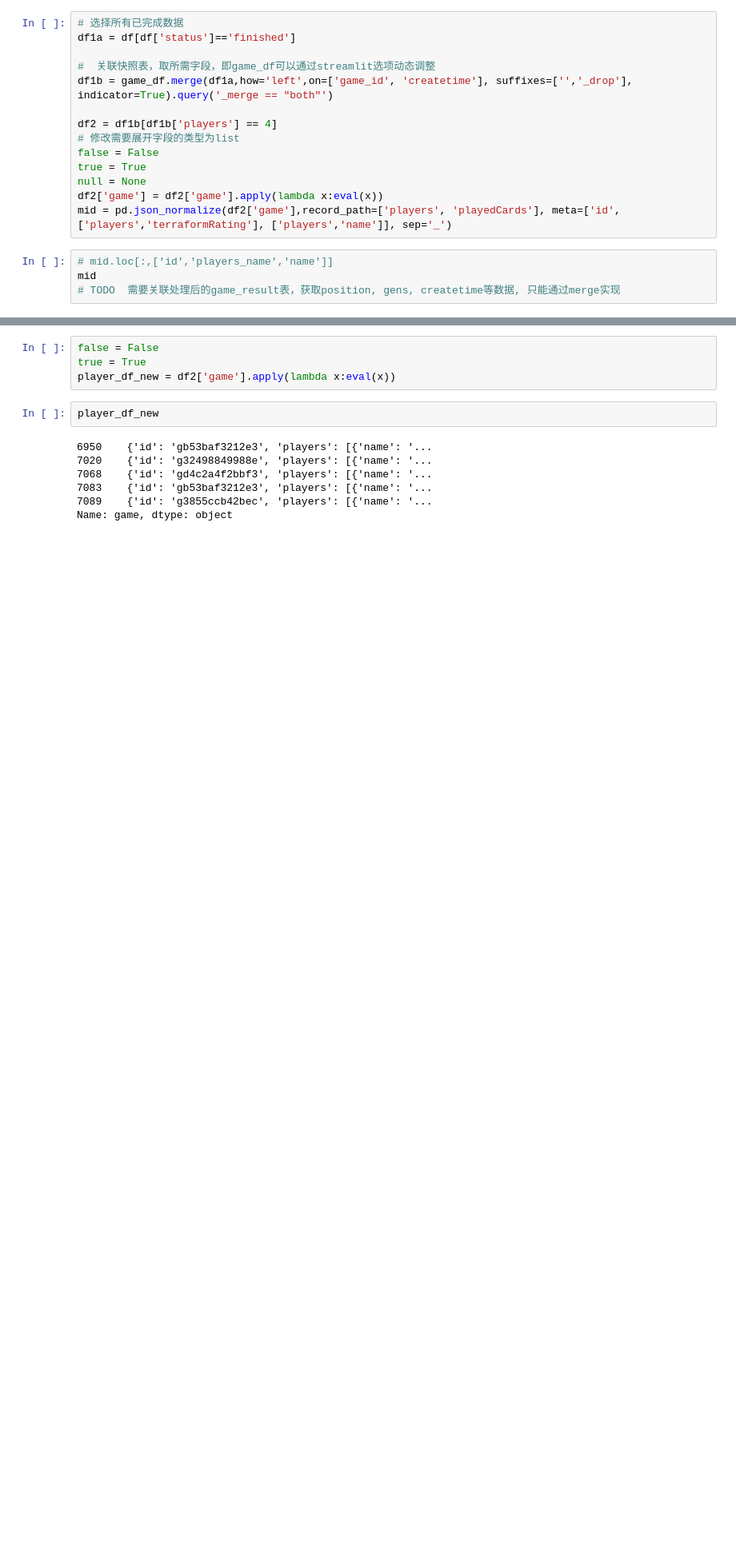
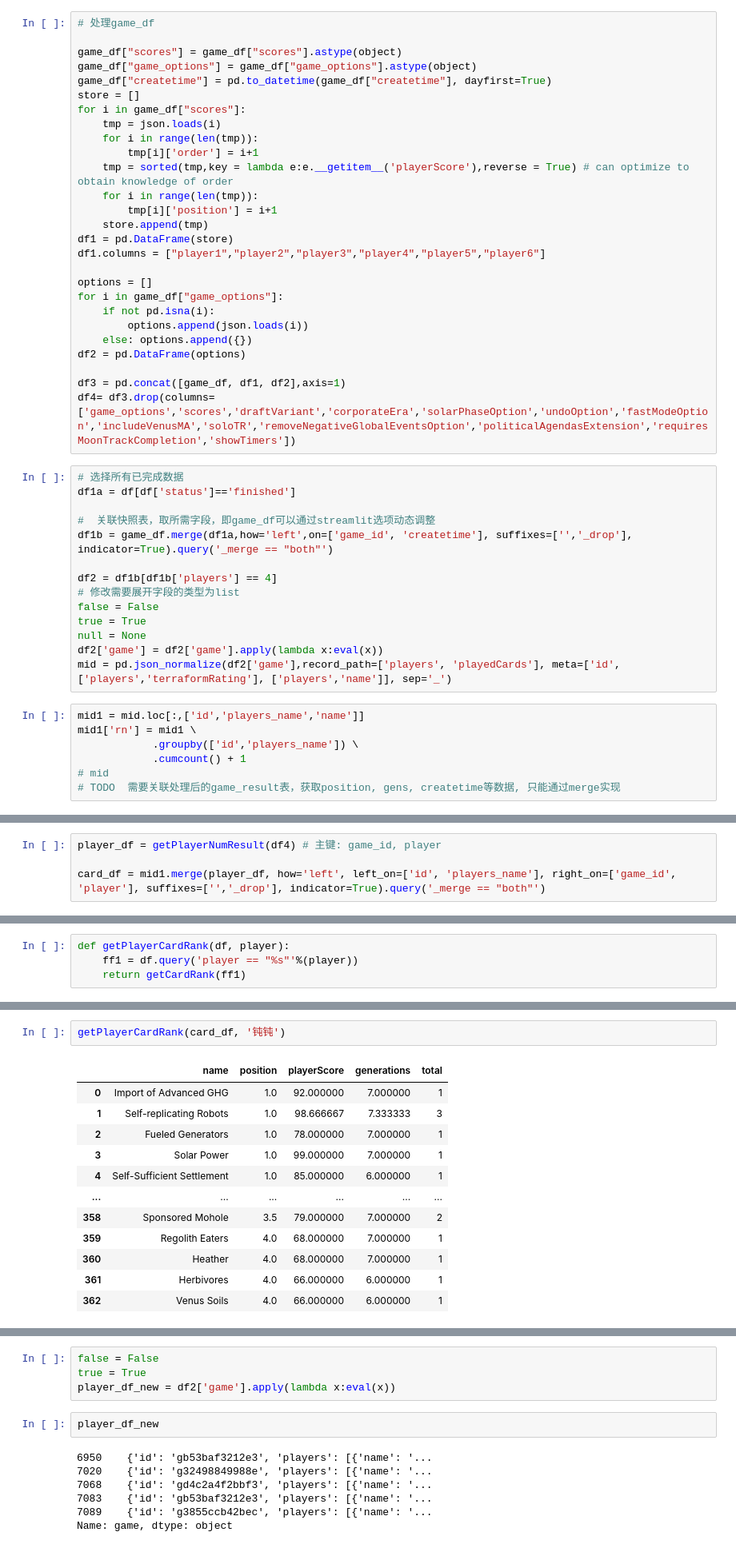
Before and after one commit to Ender-Wiggin2019/tfm-summary, a Jupyter notebook: sqlite.ipynb, the cells around one changed output, grey strips where cells are left out. Shown at 80% size. Saved outputs shown, nothing was run; the diff lists cells and outputs as text; blank space fills up the shorter version.

```diff
--- a/sqlite.ipynb
+++ b/sqlite.ipynb
@@ -27,3 +28,30 @@ Name: game, Length: 287, dtype: object
+# %%
+# 处理game_df
+
+game_df["scores"] = game_df["scores"].astype(object)
+game_df["game_options"] = game_df["game_options"].astype(object)
+game_df["createtime"] = pd.to_datetime(game_df["createtime"], dayfirst=True)
+store = []
+for i in game_df["scores"]:
+    tmp = json.loads(i)
+    for i in range(len(tmp)):
+        tmp[i]['order'] = i+1
+    tmp = sorted(tmp,key = lambda e:e.__getitem__('playerScore'),reverse = True) # can optimize to obtain knowledge of order
+    for i in range(len(tmp)):
+        tmp[i]['position'] = i+1
+    store.append(tmp)
+df1 = pd.DataFrame(store)
+df1.columns = ["player1","player2","player3","player4","player5","player6"]
+
+options = []
+for i in game_df["game_options"]:
+    if not pd.isna(i):
+        options.append(json.loads(i))
+    else: options.append({})
+df2 = pd.DataFrame(options)
+
+df3 = pd.concat([game_df, df1, df2],axis=1)
+df4= df3.drop(columns=['game_options','scores','draftVariant','corporateEra','solarPhaseOption','undoOption','fastModeOption','includeVenusMA','soloTR','removeNegativeGlobalEventsOption','politicalAgendasExtension','requiresMoonTrackCompletion','showTimers'])
 # %%
 # 选择所有已完成数据
 df1a = df[df['status']=='finished']
@@ -39,6 +67,9 @@ null = None
 df2['game'] = df2['game'].apply(lambda x:eval(x))
 mid = pd.json_normalize(df2['game'],record_path=['players', 'playedCards'], meta=['id',  ['players','terraformRating'], ['players','name']], sep='_')
 # %%
-# mid.loc[:,['id','players_name','name']]
-mid
+mid1 = mid.loc[:,['id','players_name','name']]
+mid1['rn'] = mid1 \
+            .groupby(['id','players_name']) \
+            .cumcount() + 1
+# mid
 # TODO  需要关联处理后的game_result表，获取position, gens, createtime等数据, 只能通过merge实现
@@ -67,0 +132,4 @@ mid
+# %%
+player_df = getPlayerNumResult(df4) # 主键: game_id, player
+
+card_df = mid1.merge(player_df, how='left', left_on=['id', 'players_name'], right_on=['game_id', 'player'], suffixes=['','_drop'], indicator=True).query('_merge == "both"')
@@ -67,0 +138,4 @@ mid
+# %%
+def getPlayerCardRank(df, player):
+    ff1 = df.query('player == "%s"'%(player))
+    return getCardRank(ff1)
@@ -67,0 +145,15 @@ mid
+# %%
+getPlayerCardRank(card_df, '钝钝')
+# %% [output]
+|  | name | position | playerScore | generations | total |
+| 0 | Import of Advanced GHG | 1.0 | 92.000000 | 7.000000 | 1 |
+| 1 | Self-replicating Robots | 1.0 | 98.666667 | 7.333333 | 3 |
+| 2 | Fueled Generators | 1.0 | 78.000000 | 7.000000 | 1 |
+| 3 | Solar Power | 1.0 | 99.000000 | 7.000000 | 1 |
+| 4 | Self-Sufficient Settlement | 1.0 | 85.000000 | 6.000000 | 1 |
+| ... | ... | ... | ... | ... | ... |
+| 358 | Sponsored Mohole | 3.5 | 79.000000 | 7.000000 | 2 |
+| 359 | Regolith Eaters | 4.0 | 68.000000 | 7.000000 | 1 |
+| 360 | Heather | 4.0 | 68.000000 | 7.000000 | 1 |
+| 361 | Herbivores | 4.0 | 66.000000 | 6.000000 | 1 |
+| 362 | Venus Soils | 4.0 | 66.000000 | 6.000000 | 1 |
```
Also changed, not shown: parts of 8 cells of this notebook, 4 other files.
